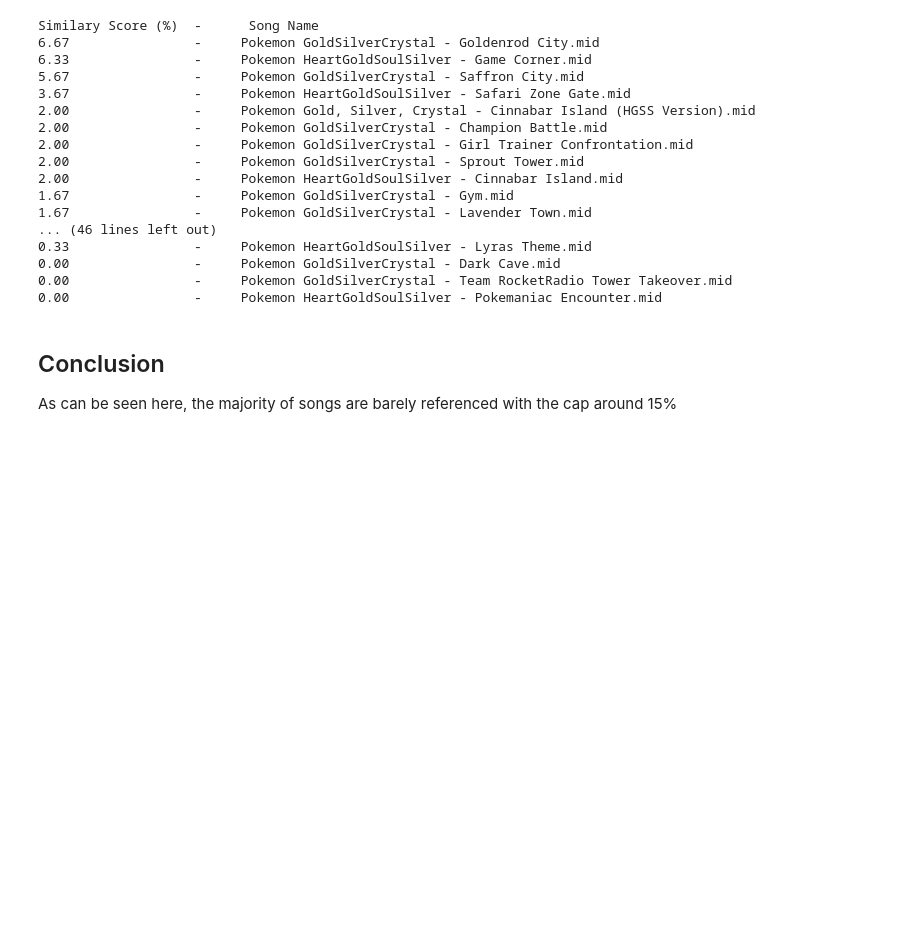
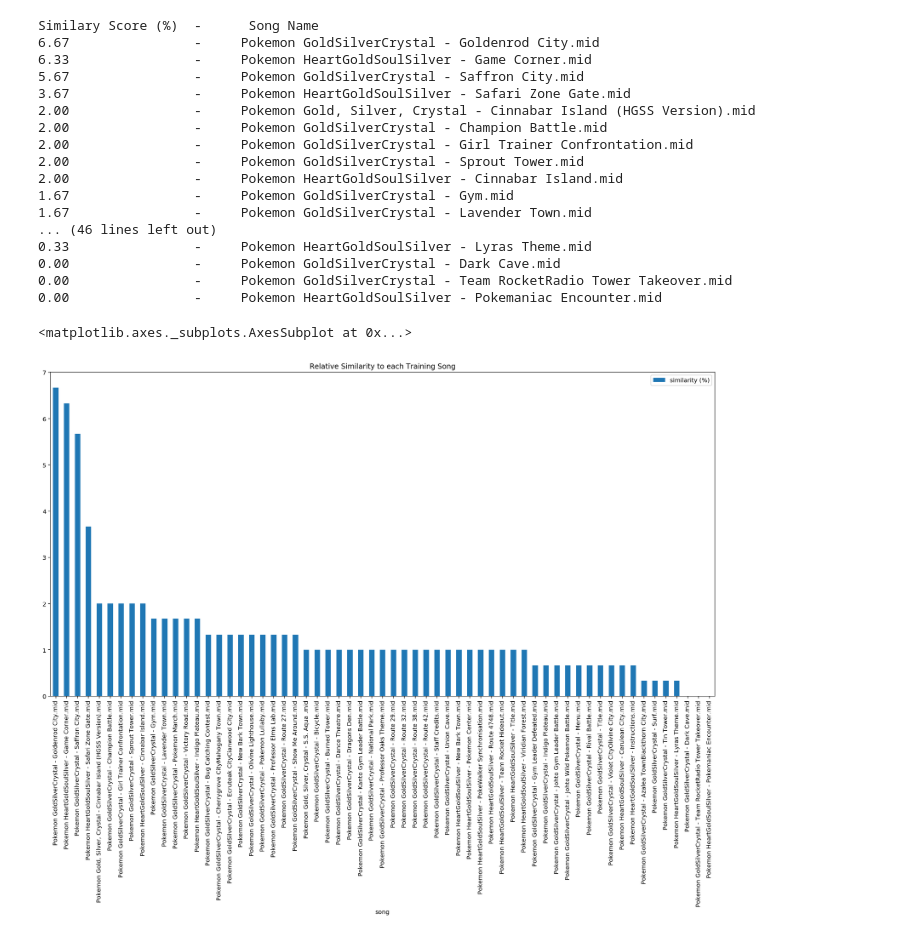
Before and after one commit to m-Dorrell/MusicGenerator, a Jupyter notebook: Models/SimilarityTest.ipynb, the cells around one changed output. Drawn from its saved outputs; the diff is of its cells as text; code cells hidden in the pictures; blank space fills up the shorter version.

Commit message:
Updates to text and added histogram to SimilarityTest

```diff
--- a/Models/SimilarityTest.ipynb
+++ b/Models/SimilarityTest.ipynb
@@ -141,7 +142,9 @@ Similary Score (%)  -      Song Name
 0.00                -     Pokemon GoldSilverCrystal - Dark Cave.mid
 0.00                -     Pokemon GoldSilverCrystal - Team RocketRadio Tower Takeover.mid
 0.00                -     Pokemon HeartGoldSoulSilver - Pokemaniac Encounter.mid
-# %% [markdown]
-## Conclusion
-
-As can be seen here, the majority of songs are barely referenced with the cap around 15%
+# %%
+df = pd.DataFrame(sorted_similarity_scores, columns=['song', 'similarity (%)'])
+df.plot(kind='bar', x='song', figsize=(20,10), title='Relative Similarity to each Training Song')
+# %% [output]
+<matplotlib.axes._subplots.AxesSubplot at 0x...>
+[figure, added]
```
Also changed, not shown: parts of 7 cells of this notebook, 2 other files.
